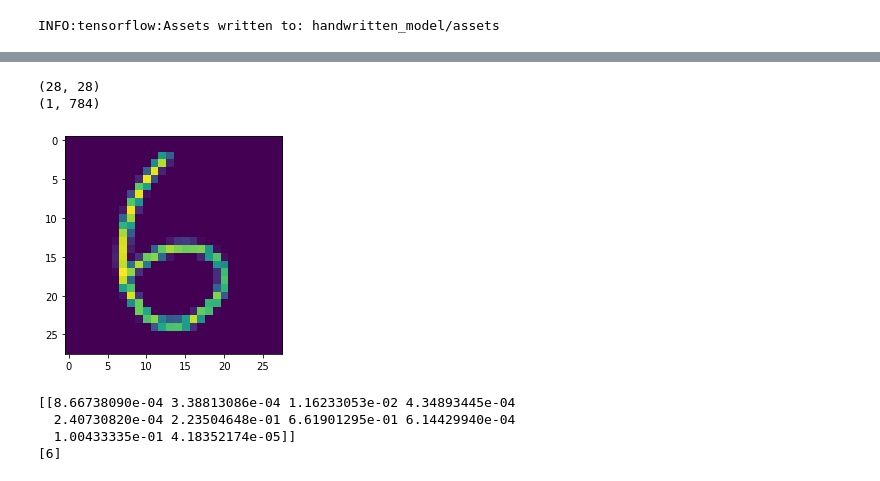
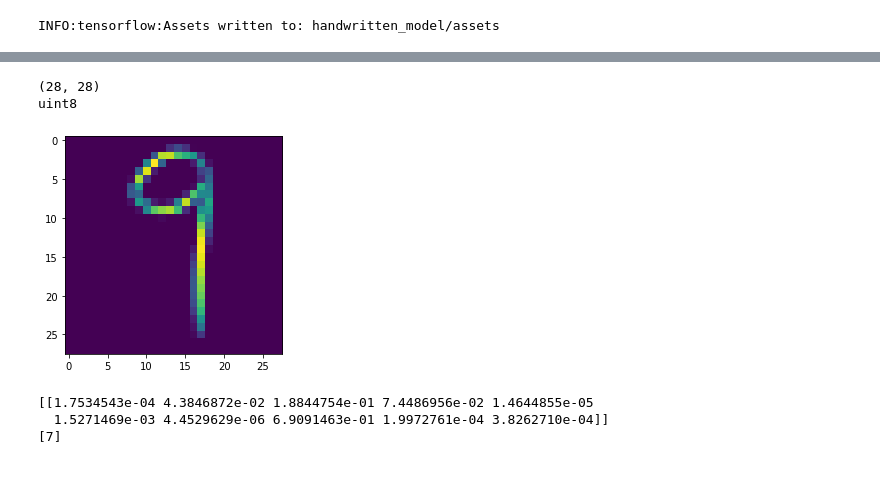
Before and after one commit to twchen88/NCS2, a Jupyter notebook: gpu_test/notebooks/main.ipynb, the cells around one changed output, grey strips where cells are left out. Drawn from its saved outputs; the diff is of its cells as text; code cells hidden in the pictures.

```diff
--- a/gpu_test/notebooks/main.ipynb
+++ b/gpu_test/notebooks/main.ipynb
@@ -127,7 +127,7 @@ model = keras.models.load_model('handwritten_model', compile=True)
 # load in test image and resize
 import PIL
 
-sample = PIL.Image.open("6.jpg")
+sample = PIL.Image.open("9.jpg")
 dim = (28, 28)
 sample.show()
 print(sample.size)
@@ -140,15 +140,15 @@ sample.show()
 # %%
 # process image
 predict_sample = np.array(sample)
-predict_sample = predict_sample[:, :, 1]
+predict_sample = predict_sample[:, :, 0]
 print(predict_sample.shape)
 plt.imshow(predict_sample)
-predict_sample = predict_sample.reshape(1, 28 * 28)/255
-print(predict_sample.shape)
+predict_sample = predict_sample.reshape(1, 28 * 28)
+print(predict_sample.dtype)
 # %% [output]
 (28, 28)
-(1, 784)
+uint8
-[figure, old version]
+[figure, new version]
 # %%
 # predict
 prediction = model.predict(predict_sample)
@@ -157,7 +157,6 @@ print(prediction)
 classes = np.argmax(prediction, axis = 1)
 print(classes)
 # %% [output]
-[[8.66738090e-04 3.38813086e-04 1.16233053e-02 4.34893445e-04
-  2.40730820e-04 2.23504648e-01 6.61901295e-01 6.14429940e-04
-  1.00433335e-01 4.18352174e-05]]
-[6]
+[[1.7534543e-04 4.3846872e-02 1.8844754e-01 7.4486956e-02 1.4644855e-05
+  1.5271469e-03 4.4529629e-06 6.9091463e-01 1.9972761e-04 3.8262710e-04]]
+[7]
```
Also changed, not shown: parts of 6 cells of this notebook, 6 other files.
